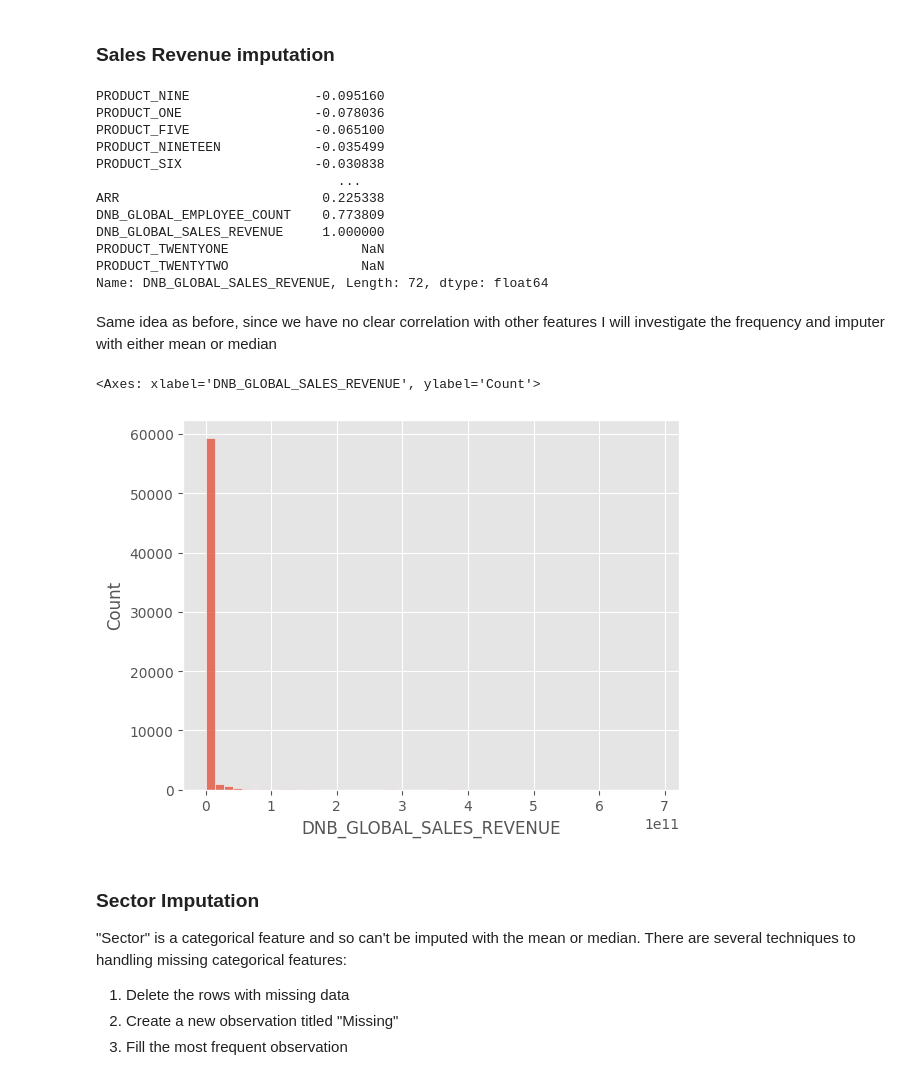
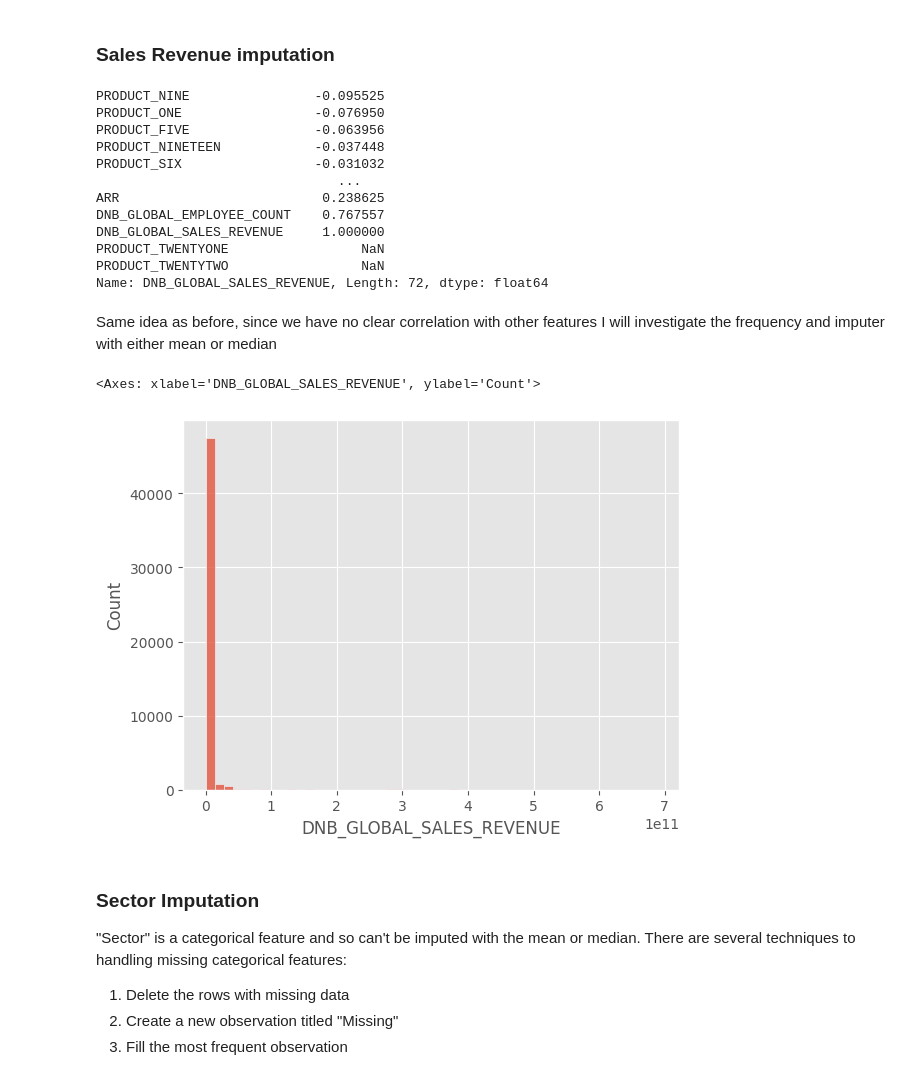
Before and after one commit to jmoro0408/Customer_Churn, a Jupyter notebook: notebooks/2_cleaning.ipynb, the cells around one changed output. Saved outputs shown, nothing was run; the diff lists cells and outputs as text; code cells hidden in the pictures.

Commit message:
iniital cleaning and transformation complete

```diff
--- a/notebooks/2_cleaning.ipynb
+++ b/notebooks/2_cleaning.ipynb
@@ -27,7 +29,7 @@ perc_pos_prior
 # %%
 X = df.drop('CHURN', axis = 1)
 y = df['CHURN']
-X_train, X_test, y_train, y_test = train_test_split(X, y, test_size=0.2, random_state=42, stratify = y) # 80:20 train:test split
+X_train, X_train_train_train_test, y_train, y_test = train_test_split(X, y, test_size=0.2, random_state=42, stratify = y) # 80:20 train:test split
 # %%
 y_train_unique, y_train_counts = np.unique(y_train, return_counts=True)
 y_test_unique, y_test_counts = np.unique(y_test, return_counts=True)
@@ -101,7 +103,7 @@ msno.bar(X)
 # %% [markdown]
 "SURVEY_AVG_CXI_SCORE", "SURVEY_AVG_NPS_SCORE", and "SURVEY_AVG_CASE_MOOD_SCORE" have very little data, only around 360 - 2500 values for the entire dataset (100,000 points). Due to the severe lack of data here it makes most sense to just drop these columns from the dataset.
 # %%
-X = X.drop(["SURVEY_AVG_CXI_SCORE", "SURVEY_AVG_NPS_SCORE", "SURVEY_AVG_CASE_MOOD_SCORE"], axis = 1)
+X_train = X_train.drop(["SURVEY_AVG_CXI_SCORE", "SURVEY_AVG_NPS_SCORE", "SURVEY_AVG_CASE_MOOD_SCORE"], axis = 1)
 # %% [markdown]
 The other columns with missing data - "SECTOR", "DNB_GLOBAL_EMPLOYEE_COUNT", and "DNB_GLOBAL_SALES_REVENUE" have more available data (around 65 - 80% complete) and so may be able to be imputed, I'm going to investigate the definition of these columns and check what makes sense. From the instructions:
 
@@ -151,22 +153,22 @@ Name: DNB_GLOBAL_EMPLOYEE_COUNT, dtype: float64
 As the distribution is extremely right tailed imputing I will impute with the median for now.
 # %%
 imputer = SimpleImputer(strategy = 'median')
-employee_count_imputed_vals = imputer.fit_transform(X['DNB_GLOBAL_EMPLOYEE_COUNT'].values.reshape(-1,1))
-X['DNB_GLOBAL_EMPLOYEE_COUNT'] = employee_count_imputed_vals
+employee_count_imputed_vals = imputer.fit_transform(X_train['DNB_GLOBAL_EMPLOYEE_COUNT'].values.reshape(-1,1))
+X_train['DNB_GLOBAL_EMPLOYEE_COUNT'] = employee_count_imputed_vals
 # %% [markdown]
 
 ### Sales Revenue imputation
 # %%
-X.select_dtypes('number').corr()['DNB_GLOBAL_SALES_REVENUE'].sort_values()
+X_train.select_dtypes('number').corr()['DNB_GLOBAL_SALES_REVENUE'].sort_values()
 # %% [output]
-PRODUCT_NINE                -0.095160
-PRODUCT_ONE                 -0.078036
-PRODUCT_FIVE                -0.065100
-PRODUCT_NINETEEN            -0.035499
-PRODUCT_SIX                 -0.030838
+PRODUCT_NINE                -0.095525
+PRODUCT_ONE                 -0.076950
+PRODUCT_FIVE                -0.063956
+PRODUCT_NINETEEN            -0.037448
+PRODUCT_SIX                 -0.031032
                                ...
-ARR                          0.225338
-DNB_GLOBAL_EMPLOYEE_COUNT    0.773809
+ARR                          0.238625
+DNB_GLOBAL_EMPLOYEE_COUNT    0.767557
 DNB_GLOBAL_SALES_REVENUE     1.000000
 PRODUCT_TWENTYONE                 NaN
 PRODUCT_TWENTYTWO                 NaN
@@ -174,8 +176,8 @@ Name: DNB_GLOBAL_SALES_REVENUE, Length: 72, dtype: float64
 # %% [markdown]
 Same idea as before, since we have no clear correlation with other features I will investigate the frequency and imputer with either mean or median
 # %%
-sns.histplot(data = X, x = 'DNB_GLOBAL_SALES_REVENUE', bins = 50)
+sns.histplot(data = X_train, x = 'DNB_GLOBAL_SALES_REVENUE', bins = 50)
 # %% [output]
 <Axes: xlabel='DNB_GLOBAL_SALES_REVENUE', ylabel='Count'>
-[figure, old version]
+[figure, new version]
 # %%
```
Also changed, not shown: parts of 55 cells of this notebook.
